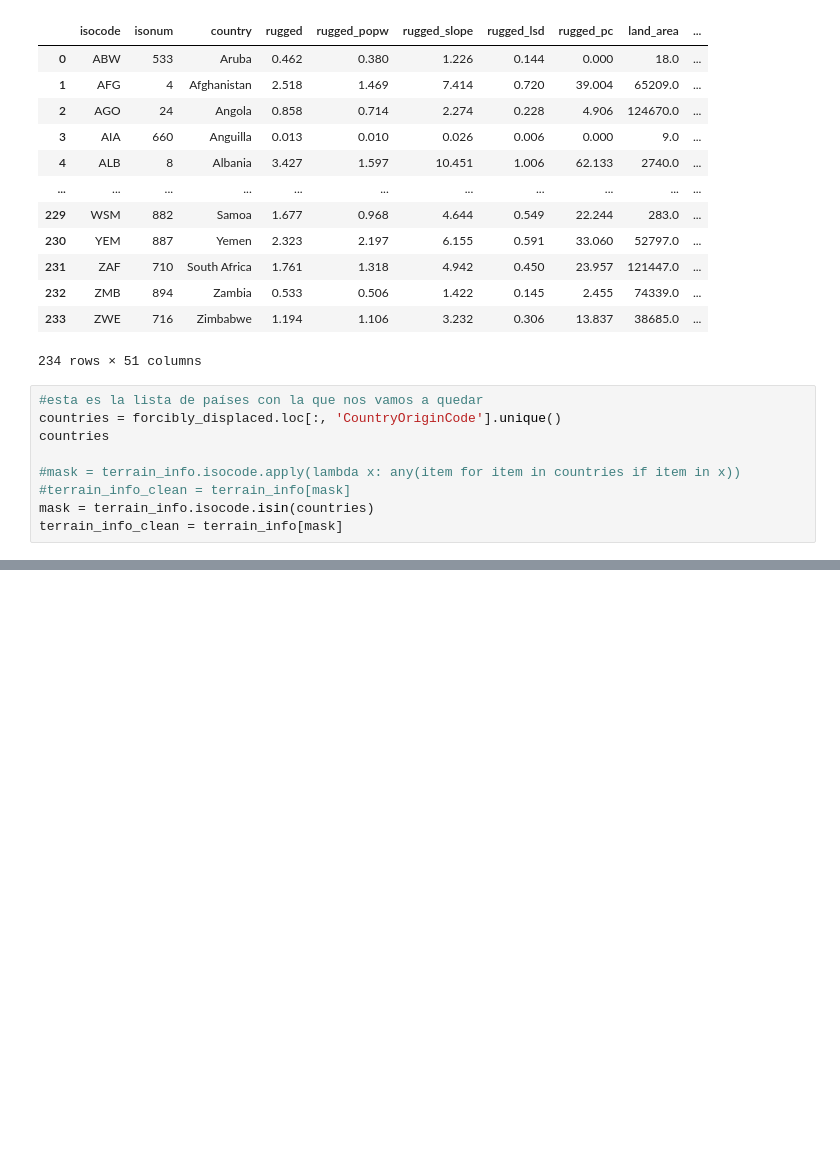
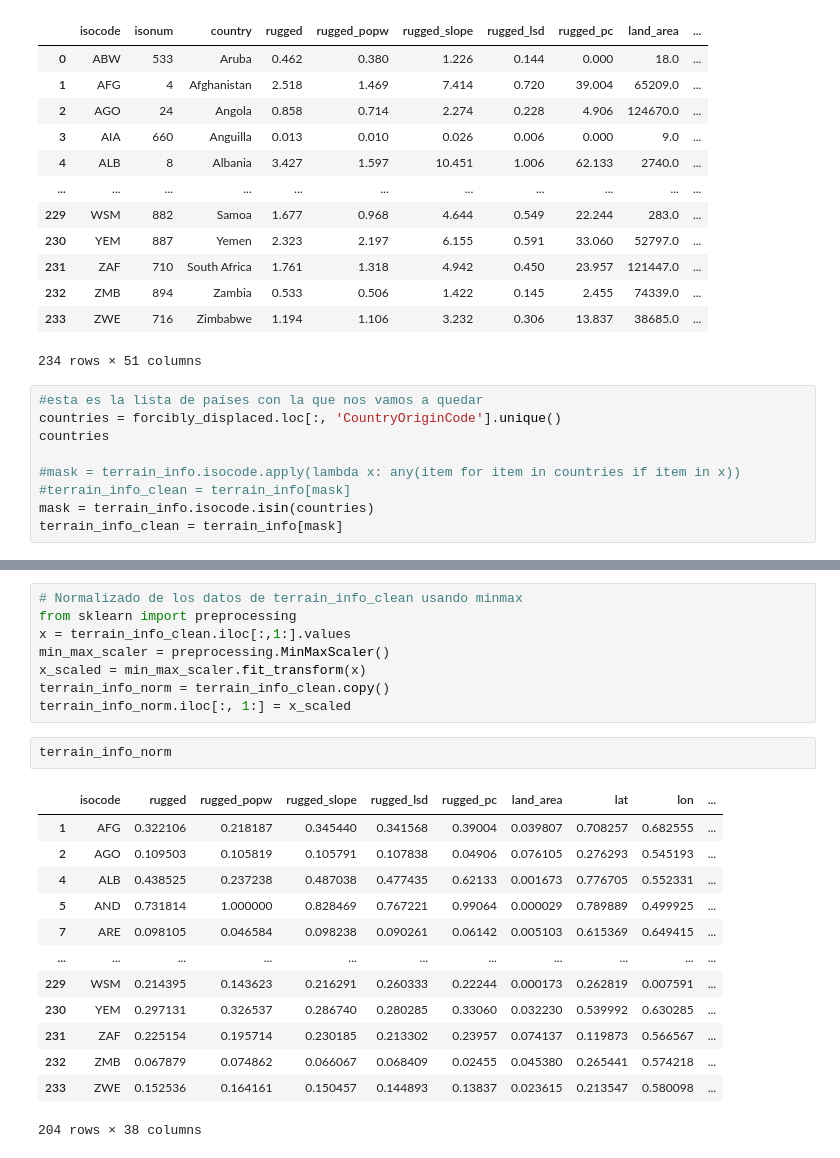
Before and after one commit to vicentcamison/idal_ia3, a Jupyter notebook: data_preprocessing.ipynb, the cells around one changed output, grey strips where cells are left out. Cells and saved outputs as stored; diff of their text form; blank space fills up the shorter version.

```diff
--- a/data_preprocessing.ipynb
+++ b/data_preprocessing.ipynb
@@ -345,0 +341,24 @@ See the caveats in the documentation: https://pandas.pydata.org/pandas-docs/stab
+# %%
+# Normalizado de los datos de terrain_info_clean usando minmax
+from sklearn import preprocessing
+x = terrain_info_clean.iloc[:,1:].values
+min_max_scaler = preprocessing.MinMaxScaler()
+x_scaled = min_max_scaler.fit_transform(x)
+terrain_info_norm = terrain_info_clean.copy()
+terrain_info_norm.iloc[:, 1:] = x_scaled
+# %%
+terrain_info_norm
+# %% [output]
+|  | isocode | rugged | rugged_popw | rugged_slope | rugged_lsd | rugged_pc | land_area | lat | lon | ... |
+| 1 | AFG | 0.322106 | 0.218187 | 0.345440 | 0.341568 | 0.39004 | 0.039807 | 0.708257 | 0.682555 | ... |
+| 2 | AGO | 0.109503 | 0.105819 | 0.105791 | 0.107838 | 0.04906 | 0.076105 | 0.276293 | 0.545193 | ... |
+| 4 | ALB | 0.438525 | 0.237238 | 0.487038 | 0.477435 | 0.62133 | 0.001673 | 0.776705 | 0.552331 | ... |
+| 5 | AND | 0.731814 | 1.000000 | 0.828469 | 0.767221 | 0.99064 | 0.000029 | 0.789889 | 0.499925 | ... |
+| 7 | ARE | 0.098105 | 0.046584 | 0.098238 | 0.090261 | 0.06142 | 0.005103 | 0.615369 | 0.649415 | ... |
+| ... | ... | ... | ... | ... | ... | ... | ... | ... | ... | ... |
+| 229 | WSM | 0.214395 | 0.143623 | 0.216291 | 0.260333 | 0.22244 | 0.000173 | 0.262819 | 0.007591 | ... |
+| 230 | YEM | 0.297131 | 0.326537 | 0.286740 | 0.280285 | 0.33060 | 0.032230 | 0.539992 | 0.630285 | ... |
+| 231 | ZAF | 0.225154 | 0.195714 | 0.230185 | 0.213302 | 0.23957 | 0.074137 | 0.119873 | 0.566567 | ... |
+| 232 | ZMB | 0.067879 | 0.074862 | 0.066067 | 0.068409 | 0.02455 | 0.045380 | 0.265441 | 0.574218 | ... |
+| 233 | ZWE | 0.152536 | 0.164161 | 0.150457 | 0.144893 | 0.13837 | 0.023615 | 0.213547 | 0.580098 | ... |
+204 rows × 38 columns
```
Also changed, not shown: parts of 3 cells of this notebook.
